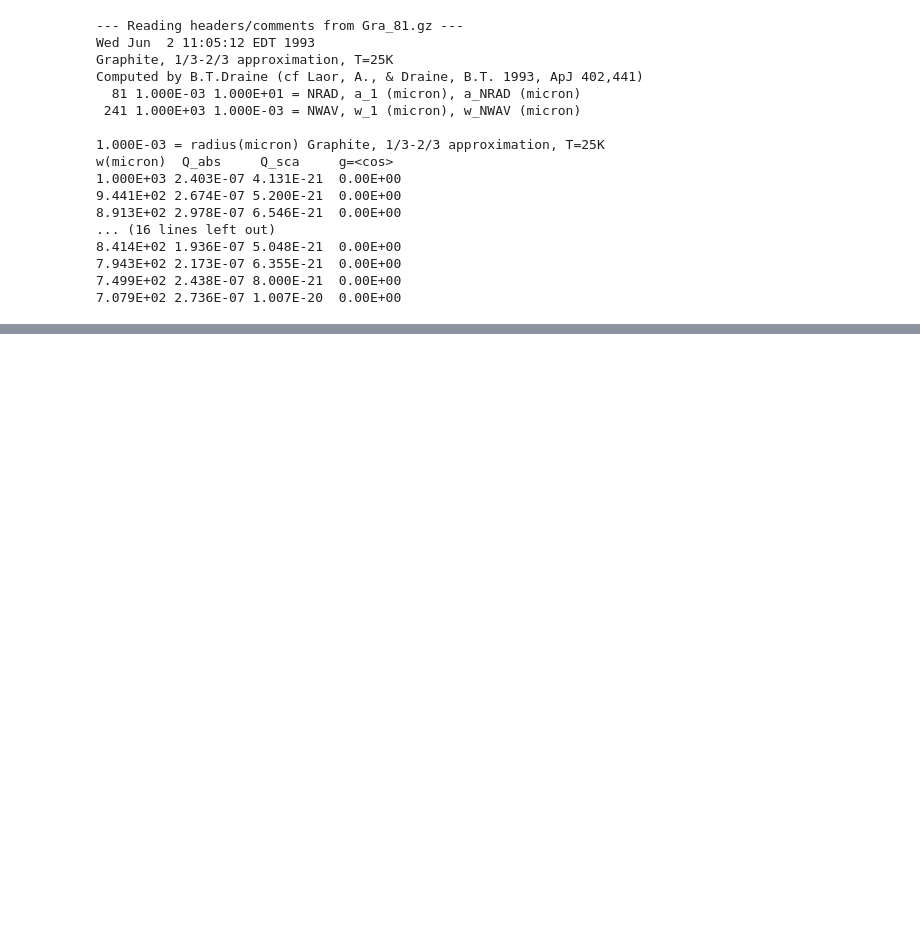
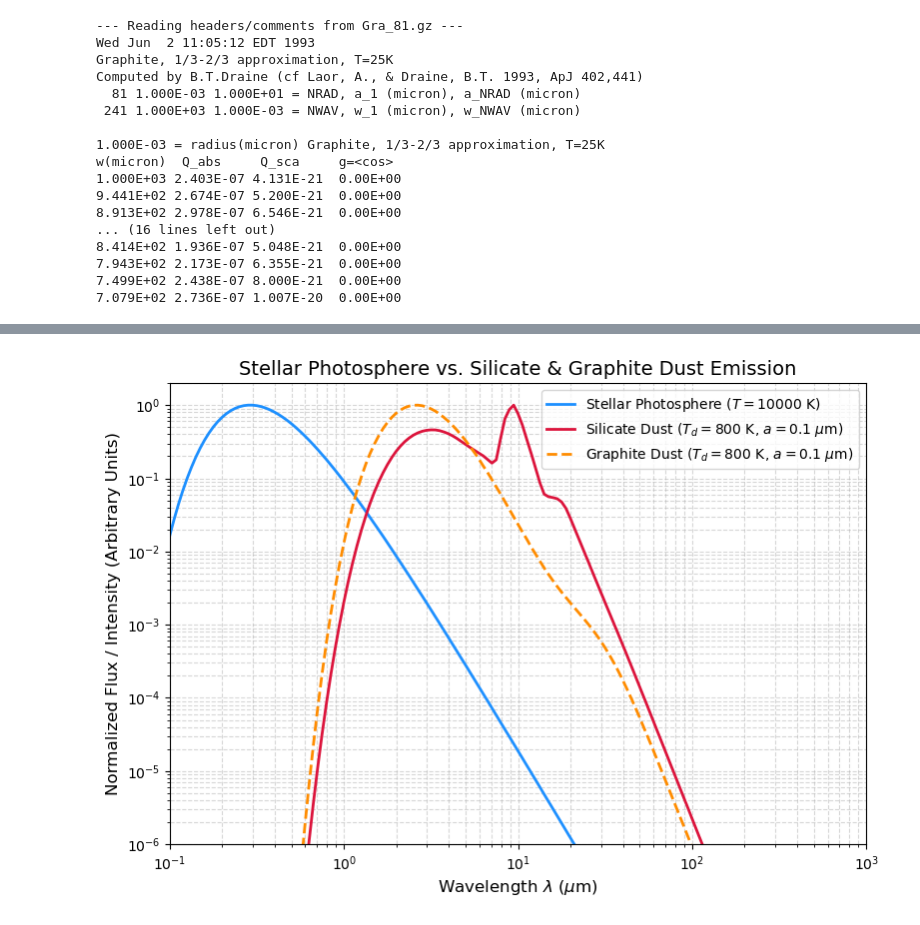
Before and after one commit to tlasecamichelle/Dust, a Jupyter notebook: BBdust.ipynb, the cells around one changed output, grey strips where cells are left out. Saved outputs shown, nothing was run; the diff lists cells and outputs as text; code cells hidden in the pictures; blank space fills up the shorter version.

```diff
--- a/BBdust.ipynb
+++ b/BBdust.ipynb
@@ -202,0 +209,57 @@ plt.show()
+# %%
+#Replicate Figure 4 for silicate and graphite
+
+T_dust= 800 #warm dust in K
+stellar_temp = 10000
+target_radius= 0.1 #chosen grain size
+
+#silicate calculations
+r_idx_sil= np.argmin(np.abs(radii_sil - target_radius)) #find index # where grain size in file closest to my target 0.1micron
+a_cm_sil = radii_sil[r_idx_sil] * 1e-4 #grabs radius match and converts micron to cm
+q_abs_sil_single = Q_abs_sil[r_idx_sil, :] #grabs entire row of grain size, giving array of Qabs values from all wavelengths
+kappa_sil = (3 * q_abs_sil_single) / (4 * rho_sil * a_cm_sil) #compute mass absorption coeff, result is cm^2 g^-1
+
+#graphite calc
+r_idx_gra= np.argmin(np.abs(radii_gra - target_radius))
+a_cm_gra = radii_gra[r_idx_gra] * 1e-4
+q_abs_gra_single = Q_abs_gra[r_idx_gra, :]
+kappa_gra = (3 * q_abs_gra_single) / (4 * rho_gra * a_cm_gra)
+
+#spectra calc using planck func
+b_lambda_dust = planck_wavelength(wavelengths_sil, T_dust) #compute BB intensity across wavelength at warm temperature
+stellar_bb = planck_wavelength(wavelengths_sil, stellar_temp) #compute BB spectrum for hot photosphere
+
+#mod dust spectra opacity*planck
+mod_dust_sil = kappa_sil * b_lambda_dust #mult material wavelength-dep opacity (kappa) by thermal BB emission (B), yields optically thin dust emission spectrum, shows how dust reddens, far-infrared
+mod_dust_gra  = kappa_gra * b_lambda_dust
+
+#normalize and fit for shape on logarithmic plot, can drop
+stellar_norm = stellar_bb / np.max(stellar_bb) #divides each spectrum by own peak value, visualizing how stellar peak sits in opt/UV with dust peak infrared
+dust_sil_norm = mod_dust_sil / np.max(mod_dust_sil)
+dust_gra_norm = mod_dust_gra / np.max(mod_dust_gra)
+
+#ai plot for visual pleasure
+# --- PLOTTING COMPARISON ---
+plt.figure(figsize=(9, 6))
+
+plt.plot(wavelengths_sil, stellar_norm, color='dodgerblue', lw=2,
+         label=f'Stellar Photosphere ($T = {stellar_temp}$ K)')
+plt.plot(wavelengths_sil, dust_sil_norm, color='crimson', lw=2, linestyle='-',
+         label=f'Silicate Dust ($T_d = {T_dust}$ K, $a = {radii_sil[r_idx_sil]}$ $\mu$m)')
+plt.plot(wavelengths_sil, dust_gra_norm, color='darkorange', lw=2, linestyle='--',
+         label=f'Graphite Dust ($T_d = {T_dust}$ K, $a = {radii_gra[r_idx_gra]}$ $\mu$m)')
+
+plt.xscale('log')
+plt.yscale('log')
+plt.xlim(0.1, 1000.0)
+plt.ylim(1e-6, 2.0)
+
+plt.xlabel(r'Wavelength $\lambda$ ($\mu$m)', fontsize=12)
+plt.ylabel(r'Normalized Flux / Intensity (Arbitrary Units)', fontsize=12)
+plt.title('Stellar Photosphere vs. Silicate & Graphite Dust Emission', fontsize=14)
+plt.legend(fontsize=10)
+plt.grid(True, which="both", ls="--", alpha=0.5)
+
+plt.show()
+# %% [output]
+[figure, added]
```
Also changed, not shown: parts of 3 cells of this notebook.
